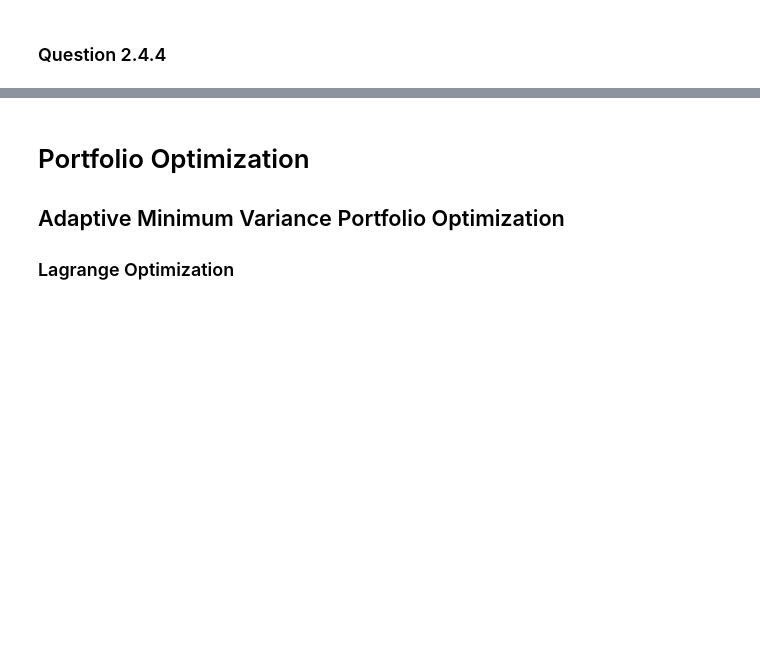
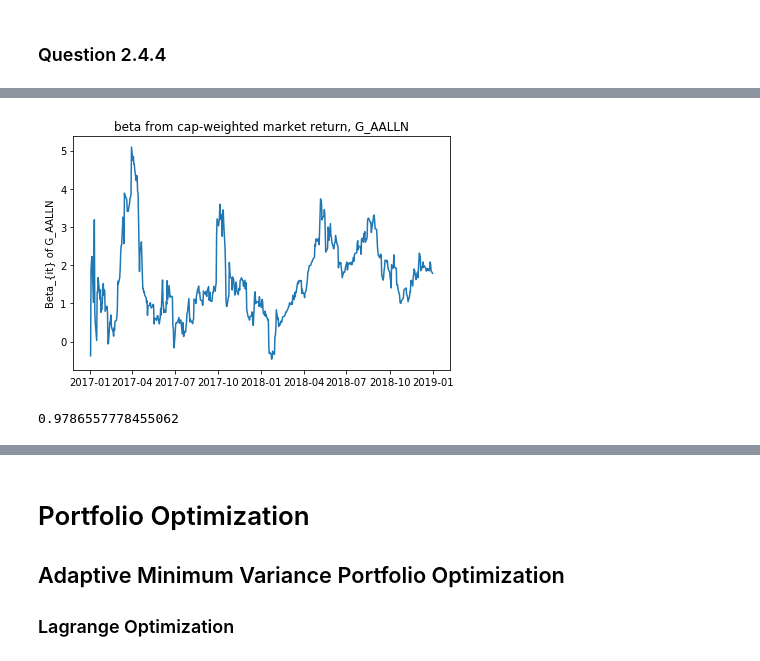
Before and after one commit to James-Xu-Xinyuan/Singal-Processing-Machine-Learning-for-Finance, a Jupyter notebook: FSP CW.ipynb, the cells around one changed output, grey strips where cells are left out. Saved outputs shown, nothing was run; the diff lists cells and outputs as text; code cells hidden in the pictures; blank space fills up the shorter version.

```diff
--- a/FSP CW.ipynb
+++ b/FSP CW.ipynb
@@ -771,0 +734,11 @@ Beta_cap/Beta_equ
+# %%
+Beta_cap.index = pd.to_datetime(Beta_cap.index)
+plt.plot(Beta_cap.index, Beta_cap['G_AALLN'])
+plt.ylabel('Beta_{it} of G_AALLN')
+plt.title('beta from cap-weighted market return, G_AALLN')
+plt.tight_layout()
+plt.show()
+print(Beta_cap['G_AALLN'].var())
+# %% [output]
+[figure, added]
+0.9786557778455062
```
Also changed, not shown: parts of 36 cells of this notebook, 1 other file.
